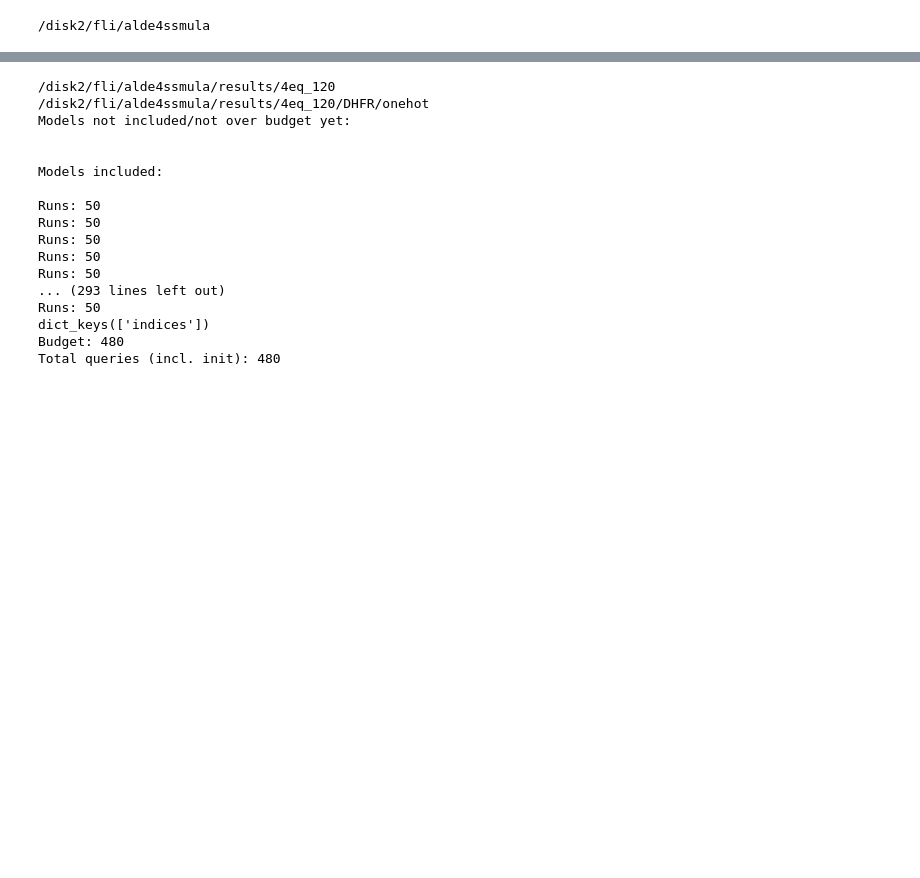
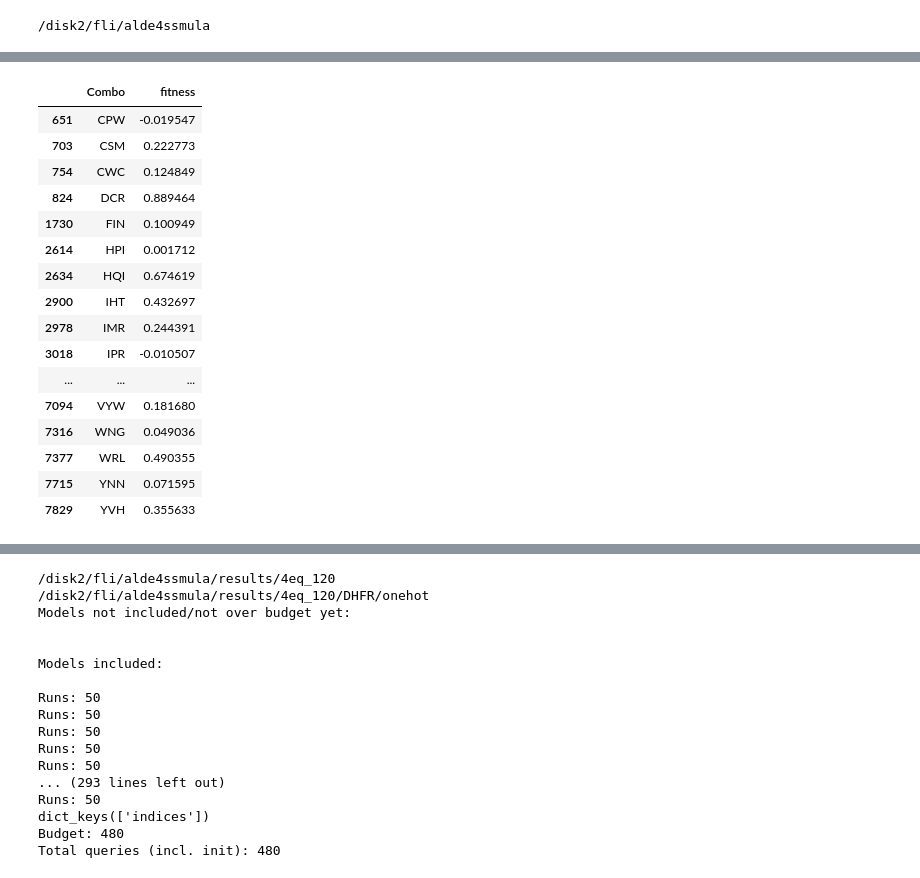
Before and after one commit to fhalab/alde4ssmula, a Jupyter notebook: analysis/tabulate_results.ipynb, the cells around one changed output, grey strips where cells are left out. Saved outputs shown, nothing was run; the diff lists cells and outputs as text; code cells hidden in the pictures; blank space fills up the shorter version.

```diff
--- a/analysis/tabulate_results.ipynb
+++ b/analysis/tabulate_results.ipynb
@@ -148,3 +148,12 @@ def tabulate_regret(df, tests, budget, subdir, randregret=None):
         for timestep, single_mean, single_std, single_frac_max in zip(queries, np.array(mean), np.array(sem), np.array(frac_max)):
             df.loc[len(df.index)] = [protein, encoding, model, acquisition, timestep, single_mean, single_std, single_frac_max]
     return df
+# %%
+index_pt = "/disk2/fli/alde4ssmula/results/4eq_30/ParD3/onehot/Random_24indices.pt"
+# %%
+t = torch.load(index_pt).cpu().detach().numpy().tolist()
+# %%
+df = pd.read_csv("/disk2/fli/alde4ssmula/data/ParD3/fitness.csv")
+# %%
+i22_df = df.iloc[t]
+i22_df
@@ -150,0 +174,20 @@ def tabulate_regret(df, tests, budget, subdir, randregret=None):
+# %%
+i22_df.iloc[:30]
+# %% [output]
+|  | Combo | fitness |
+| 651 | CPW | -0.019547 |
+| 703 | CSM | 0.222773 |
+| 754 | CWC | 0.124849 |
+| 824 | DCR | 0.889464 |
+| 1730 | FIN | 0.100949 |
+| 2614 | HPI | 0.001712 |
+| 2634 | HQI | 0.674619 |
+| 2900 | IHT | 0.432697 |
+| 2978 | IMR | 0.244391 |
+| 3018 | IPR | -0.010507 |
+| ... | ... | ... |
+| 7094 | VYW | 0.181680 |
+| 7316 | WNG | 0.049036 |
+| 7377 | WRL | 0.490355 |
+| 7715 | YNN | 0.071595 |
+| 7829 | YVH | 0.355633 |
```
Also changed, not shown: parts of 4 cells of this notebook, 6 other files.
